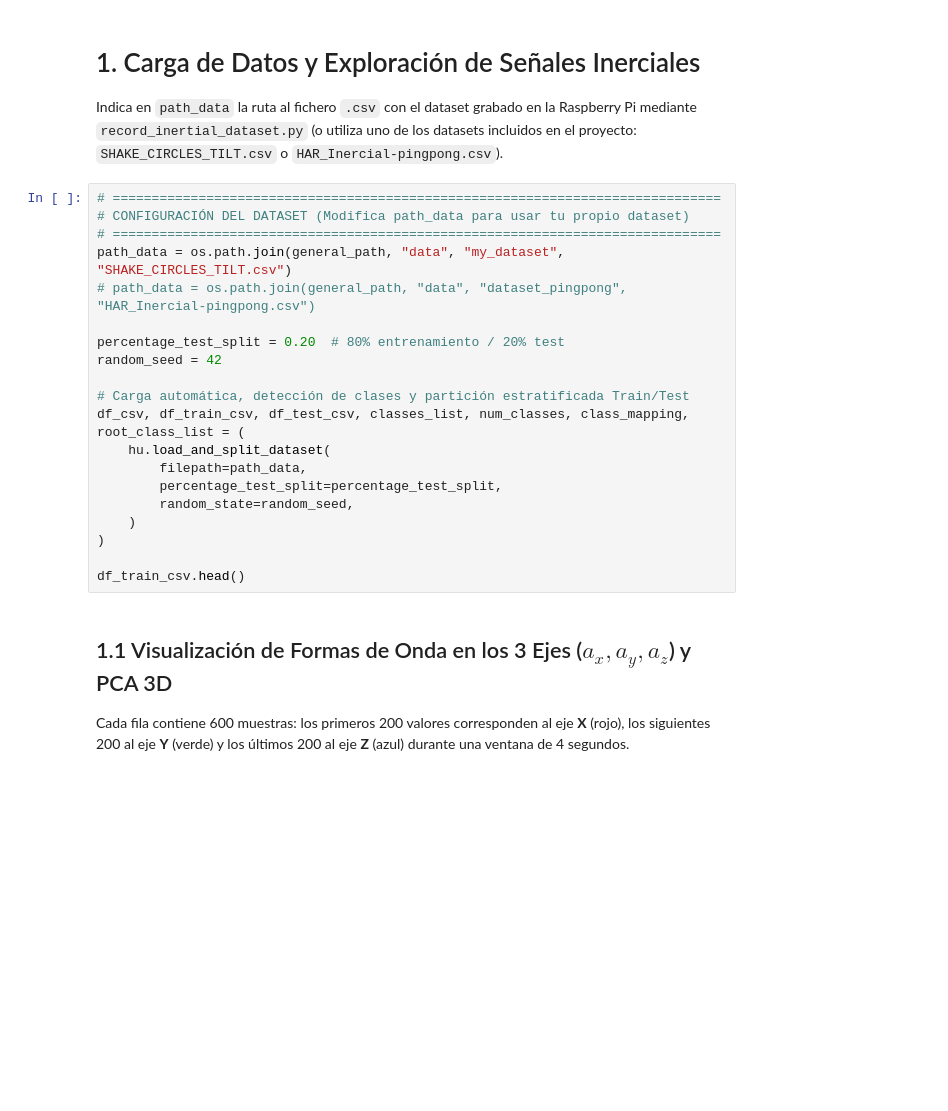
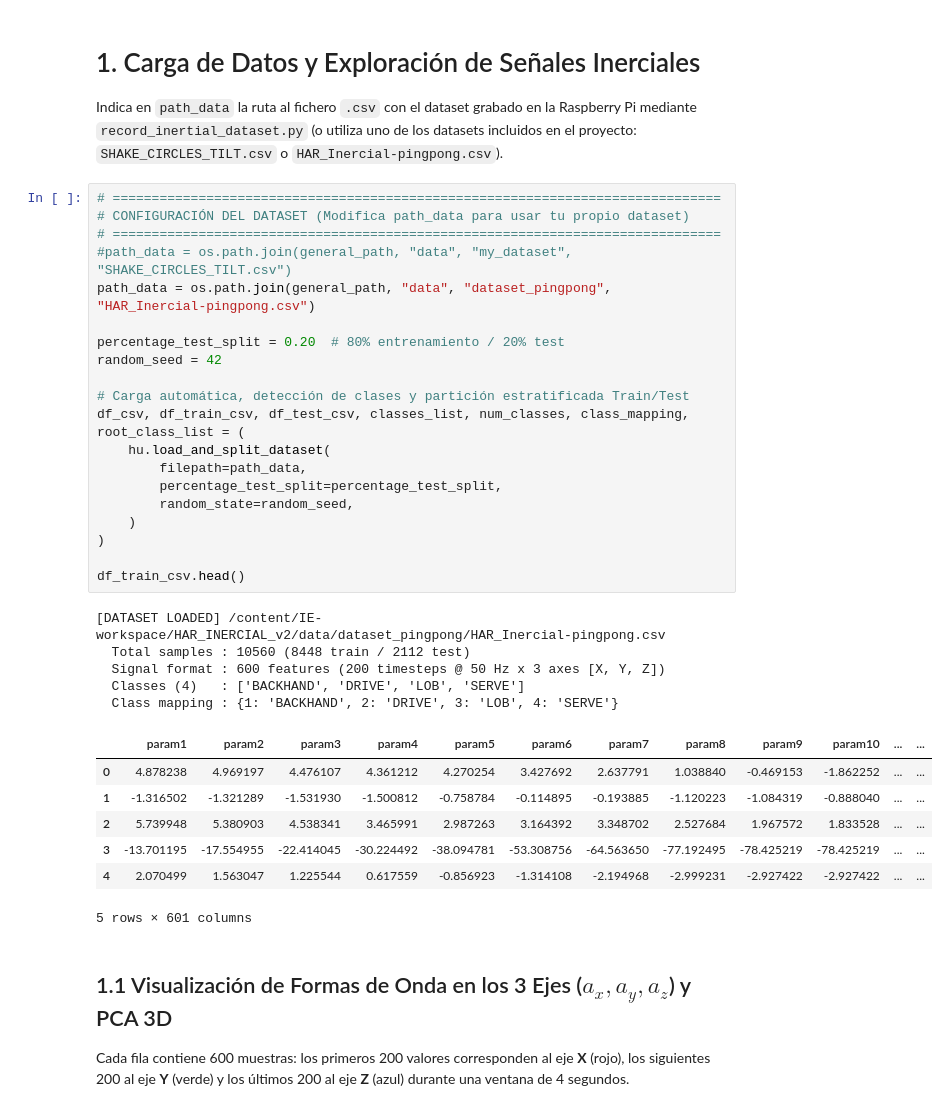
Before and after one commit to efhes/IE-workspace, a Jupyter notebook: HAR_INERCIAL_v2/src/HAR_INERCIAL.ipynb, the cells around one changed output. Saved outputs shown, nothing was run; the diff lists cells and outputs as text; blank space fills up the shorter version.

```diff
--- a/HAR_INERCIAL_v2/src/HAR_INERCIAL.ipynb
+++ b/HAR_INERCIAL_v2/src/HAR_INERCIAL.ipynb
@@ -109,23 +134,36 @@ Indica en `path_data` la ruta al fichero `.csv` con el dataset grabado en la Ras
 # %%
 # ==============================================================================
 # CONFIGURACIÓN DEL DATASET (Modifica path_data para usar tu propio dataset)
 # ==============================================================================
-path_data = os.path.join(general_path, "data", "my_dataset", "SHAKE_CIRCLES_TILT.csv")
-# path_data = os.path.join(general_path, "data", "dataset_pingpong", "HAR_Inercial-pingpong.csv")
+#path_data = os.path.join(general_path, "data", "my_dataset", "SHAKE_CIRCLES_TILT.csv")
+path_data = os.path.join(general_path, "data", "dataset_pingpong", "HAR_Inercial-pingpong.csv")
 
 percentage_test_split = 0.20  # 80% entrenamiento / 20% test
 random_seed = 42
 
 # Carga automática, detección de clases y partición estratificada Train/Test
 df_csv, df_train_csv, df_test_csv, classes_list, num_classes, class_mapping, root_class_list = (
     hu.load_and_split_dataset(
         filepath=path_data,
         percentage_test_split=percentage_test_split,
         random_state=random_seed,
     )
 )
 
 df_train_csv.head()
+# %% [output]
+[DATASET LOADED] /content/IE-workspace/HAR_INERCIAL_v2/data/dataset_pingpong/HAR_Inercial-pingpong.csv
+  Total samples : 10560 (8448 train / 2112 test)
+  Signal format : 600 features (200 timesteps @ 50 Hz x 3 axes [X, Y, Z])
+  Classes (4)   : ['BACKHAND', 'DRIVE', 'LOB', 'SERVE']
+  Class mapping : {1: 'BACKHAND', 2: 'DRIVE', 3: 'LOB', 4: 'SERVE'}
+|  | param1 | param2 | param3 | param4 | param5 | param6 | param7 | param8 | param9 | param10 | ... | ... |
+| 0 | 4.878238 | 4.969197 | 4.476107 | 4.361212 | 4.270254 | 3.427692 | 2.637791 | 1.038840 | -0.469153 | -1.862252 | ... | ... |
+| 1 | -1.316502 | -1.321289 | -1.531930 | -1.500812 | -0.758784 | -0.114895 | -0.193885 | -1.120223 | -1.084319 | -0.888040 | ... | ... |
+| 2 | 5.739948 | 5.380903 | 4.538341 | 3.465991 | 2.987263 | 3.164392 | 3.348702 | 2.527684 | 1.967572 | 1.833528 | ... | ... |
+| 3 | -13.701195 | -17.554955 | -22.414045 | -30.224492 | -38.094781 | -53.308756 | -64.563650 | -77.192495 | -78.425219 | -78.425219 | ... | ... |
+| 4 | 2.070499 | 1.563047 | 1.225544 | 0.617559 | -0.856923 | -1.314108 | -2.194968 | -2.999231 | -2.927422 | -2.927422 | ... | ... |
+5 rows × 601 columns
 # %% [markdown]
 ## 1.1 Visualización de Formas de Onda en los 3 Ejes ($a_x, a_y, a_z$) y PCA 3D
 
```
Also changed, not shown: parts of 16 cells of this notebook, 3 other files.
